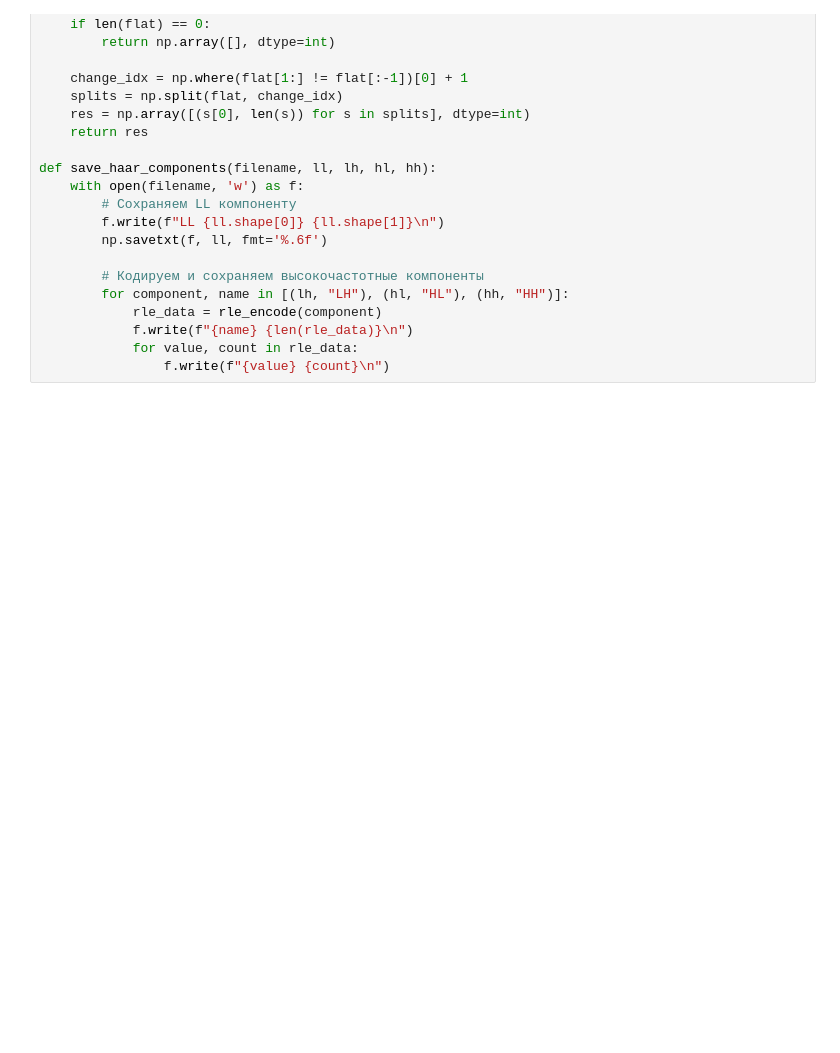
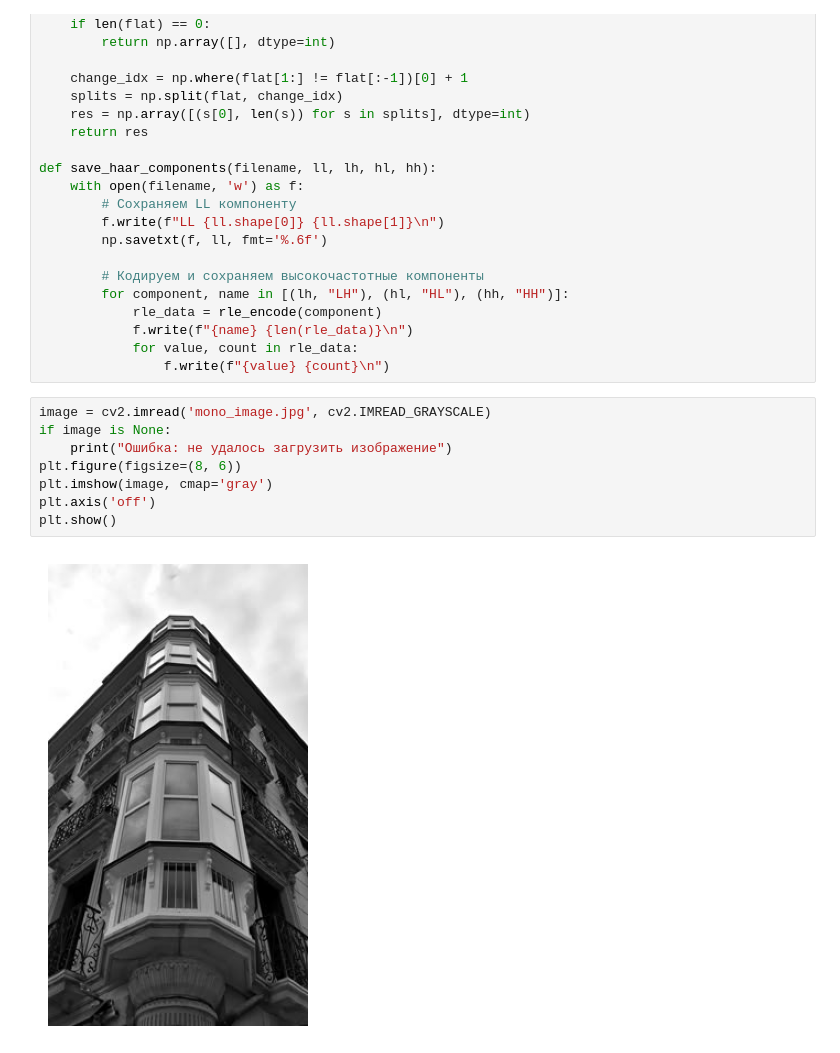
Before and after one commit to RealProstatus/image-processing, a Jupyter notebook: Practice_7_8/IP_Task_7_8.ipynb, the cells around one changed output. Cells and saved outputs as stored; diff of their text form; blank space fills up the shorter version.

```diff
--- a/Practice_7_8/IP_Task_7_8.ipynb
+++ b/Practice_7_8/IP_Task_7_8.ipynb
@@ -74,4 +75,14 @@ def save_haar_components(filename, ll, lh, hl, hh):
             f.write(f"{name} {len(rle_data)}\n")
             for value, count in rle_data:
                 f.write(f"{value} {count}\n")
+# %%
+image = cv2.imread('mono_image.jpg', cv2.IMREAD_GRAYSCALE)
+if image is None:
+    print("Ошибка: не удалось загрузить изображение")
+plt.figure(figsize=(8, 6))
+plt.imshow(image, cmap='gray')
+plt.axis('off')
+plt.show()
+# %% [output]
+[figure, added]
 # %%
```
Also changed, not shown: parts of 2 cells of this notebook.
